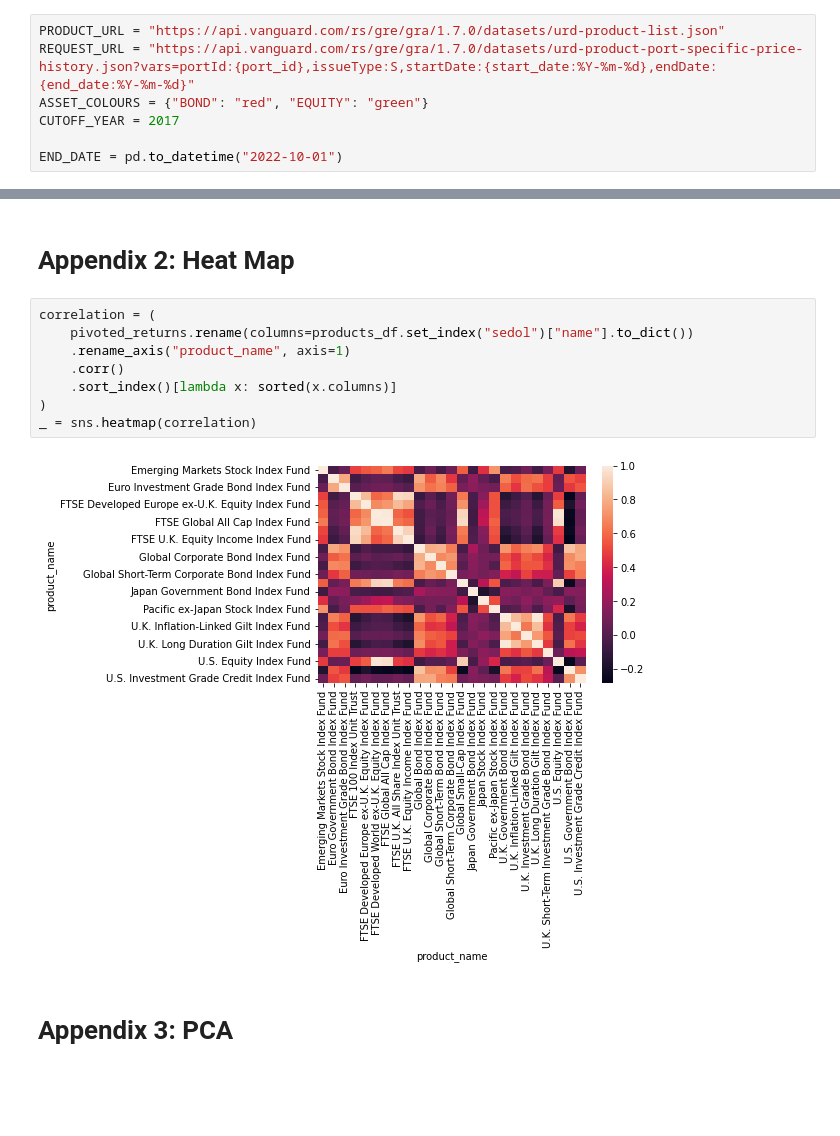
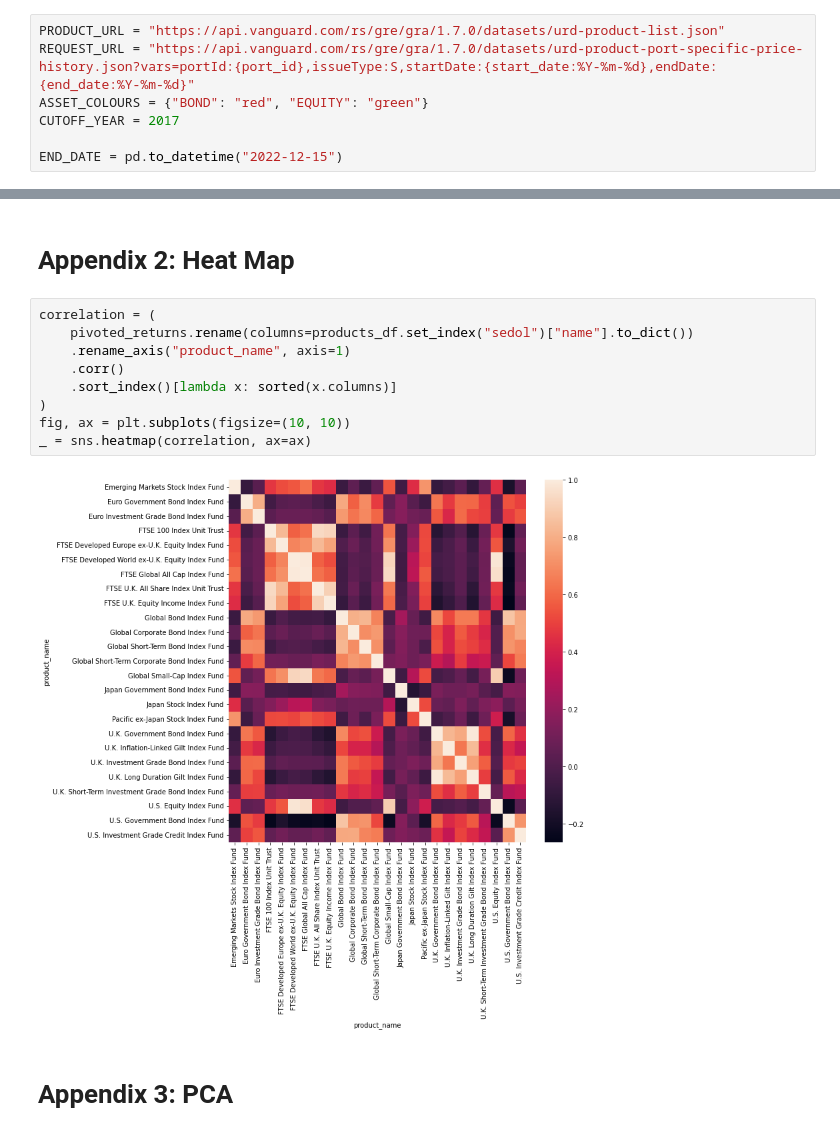
Before and after one commit to 0x26res/vanguard-optimizer, a Jupyter notebook: vanguard-optimizer.ipynb, the cells around one changed output, grey strips where cells are left out. Cells and saved outputs as stored; diff of their text form; blank space fills up the shorter version.

```diff
--- a/vanguard-optimizer.ipynb
+++ b/vanguard-optimizer.ipynb
@@ -25,7 +24,7 @@ REQUEST_URL = "https://api.vanguard.com/rs/gre/gra/1.7.0/datasets/urd-product-po
 ASSET_COLOURS = {"BOND": "red", "EQUITY": "green"}
 CUTOFF_YEAR = 2017
 
-END_DATE = pd.to_datetime("2022-10-01")
+END_DATE = pd.to_datetime("2022-12-15")
 # %% [markdown]
 ## Get products descriptions
 # %%
@@ -422,13 +425,14 @@ _ = sns.pairplot(pivoted_returns[recursive_vifs.index[-5:]], kind="reg")
 # %%
 correlation = (
     pivoted_returns.rename(columns=products_df.set_index("sedol")["name"].to_dict())
     .rename_axis("product_name", axis=1)
     .corr()
     .sort_index()[lambda x: sorted(x.columns)]
 )
-_ = sns.heatmap(correlation)
+fig, ax = plt.subplots(figsize=(10, 10))
+_ = sns.heatmap(correlation, ax=ax)
 # %% [output]
-[figure, old version]
+[figure, new version]
 # %% [markdown]
 # Appendix 3: PCA
 # %%
```
Also changed, not shown: parts of 14 cells of this notebook, 2 other files.
